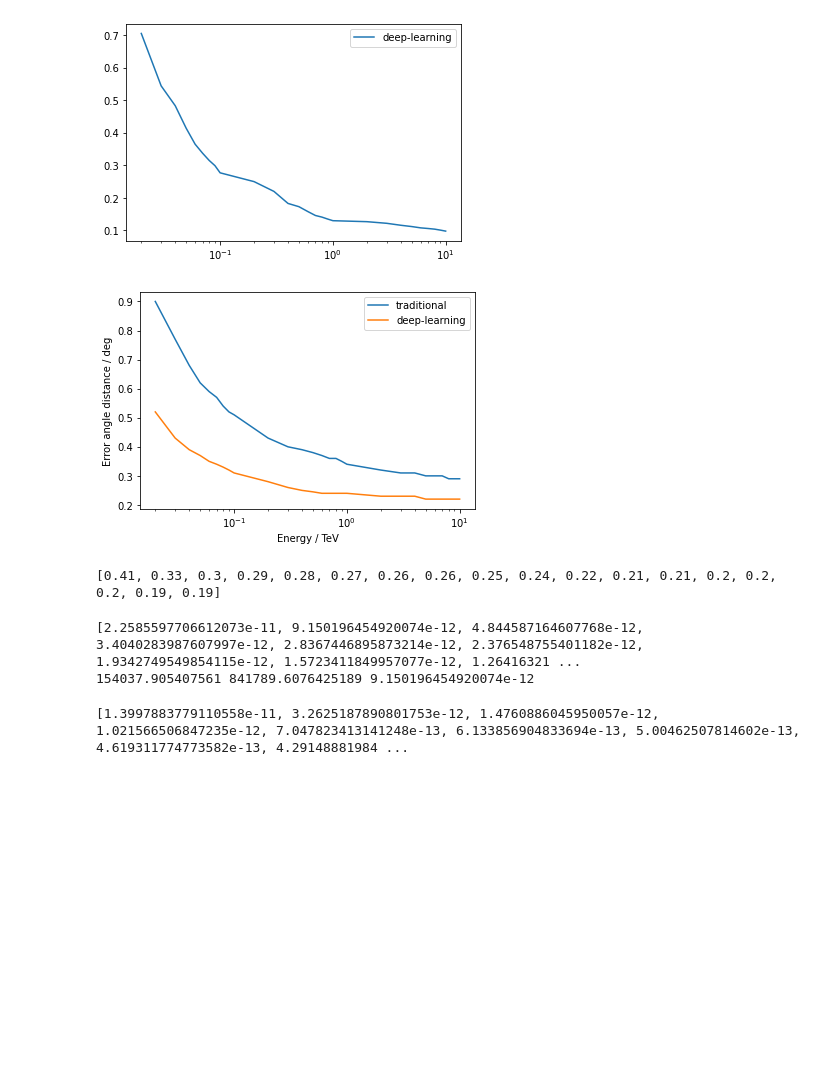
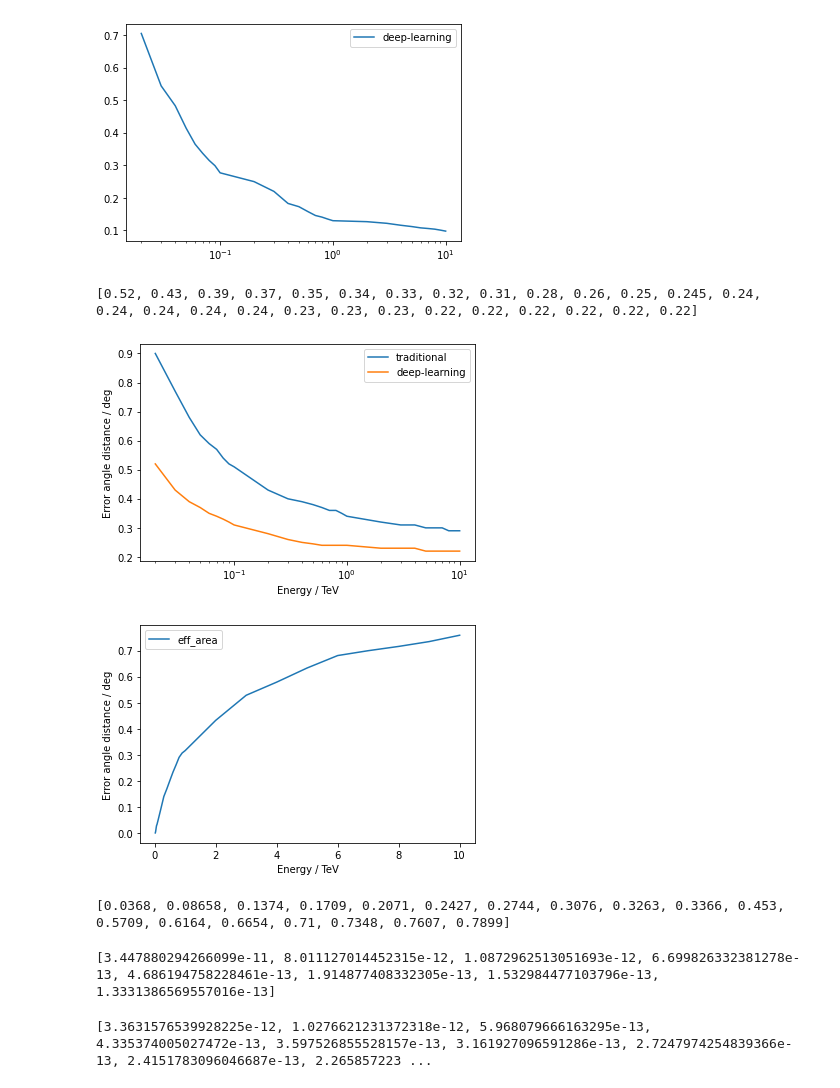
Before and after one commit to caihao/gpLearn, a Jupyter notebook: draw_new.ipynb, the cells around one changed output. Drawn from its saved outputs; the diff is of its cells as text; code cells hidden in the pictures; blank space fills up the shorter version.

```diff
--- a/draw_new.ipynb
+++ b/draw_new.ipynb
@@ -95,6 +98,7 @@ for i in x:
     y_old.append(deg_old[str(i)])
     y_new.append(deg_new[str(i)])
 
+print(y_new)
 plt.plot(x,y_old,label="traditional")
 plt.plot(x,y_new,label="deep-learning")
 plt.xlabel("Energy / TeV")
@@ -105,6 +109,7 @@ plt.legend()
 # plt.savefig("deg.png",dpi=300)
 plt.show()
 # %% [output]
+[0.52, 0.43, 0.39, 0.37, 0.35, 0.34, 0.33, 0.32, 0.31, 0.28, 0.26, 0.25, 0.245, 0.24, 0.24, 0.24, 0.24, 0.24, 0.23, 0.23, 0.23, 0.22, 0.22, 0.22, 0.22, 0.22, 0.22]
 [figure]
 # %%
 # 有效面积
@@ -124,62 +129,90 @@ eff_old_p={
 #     "0.02":0.034,"0.03":0.072,"0.04":0.108,"0.05":0.137,"0.06":0.162,"0.07":0.182,"0.08":0.200,"0.09":0.214,"0.1":0.231,
 #     "0.2":0.271,"0.3":0.301,"0.4":0.327,"0.5":0.350,"0.6":0.370,"0.7":0.387,"0.8":0.392,"0.9":0.406,"1":0.407,
 #     "2":0.454,"3":0.522,"4":0.572,"5":0.621,"6":0.655,"7":0.684,"8":0.712,"9":0.738,"10":0.762
 # }
 # eff_old_p={
 #     "0.02":0.004,"0.03":0.010,"0.04":0.013,"0.05":0.017,"0.06":0.021,"0.07":0.024,"0.08":0.030,"0.09":0.034,"0.1":0.022,
 #     "0.2":0.057,"0.3":0.082,"0.4":0.110,"0.5":0.132,"0.6":0.158,"0.7":0.179,"0.8":0.182,"0.9":0.201,"1":0.209,
 #     "2":0.270,"3":0.332,"4":0.379,"5":0.417,"6":0.450,"7":0.478,"8":0.512,"9":0.536,"10":0.566
 # }
 
 eff_new_g={
     "0.02":0.0015,"0.03":0.0060,"0.04":0.0137,"0.05":0.0220,"0.06":0.0291,"0.07":0.0322,"0.08":0.0355,"0.09":0.0407,"0.1":0.0449,
     "0.2":0.0924,"0.3":0.1410,"0.4":0.1707,"0.5":0.2028,"0.6":0.2343,"0.7":0.2619,"0.8":0.2909,"0.9":0.3075,"1":0.3168,
     "2":0.4325,"3":0.5287,"4":0.5790,"5":0.6333,"6":0.6808,"7":0.6994,"8":0.7158,"9":0.7343,"10":0.7586
 }
 eff_new_p={
     "0.02":0.0012,"0.03":0.0053,"0.04":0.0118,"0.05":0.0188,"0.06":0.0247,"0.07":0.0260,"0.08":0.0274,"0.09":0.0324,"0.1":0.0368,
     "0.2":0.08658,"0.3":0.1374,"0.4":0.1709,"0.5":0.2071,"0.6":0.2427,"0.7":0.2744,"0.8":0.3076,"0.9":0.3263,"1":0.3366,
     "2":0.4530,"3":0.5709,"4":0.6164,"5":0.6654,"6":0.7100,"7":0.7348,"8":0.7607,"9":0.7899,"10":0.8121
 }
 # eff_new_g={
 #     "0.02":0.058,"0.03":0.145,"0.04":0.210,"0.05":0.231,"0.06":0.251,"0.07":0.277,"0.08":0.284,"0.09":0.298,"0.1":0.347,
 #     "0.2":0.394,"0.3":0.413,"0.4":0.442,"0.5":0.461,"0.6":0.478,"0.7":0.482,"0.8":0.491,"0.9":0.499,"1":0.506,
 #     "2":0.547,"3":0.592,"4":0.633,"5":0.693,"6":0.723,"7":0.766,"8":0.796,"9":0.823,"10":0.844
 # }
 # eff_new_p={
 #     "0.02":0.007,"0.03":0.015,"0.04":0.022,"0.05":0.031,"0.06":0.043,"0.07":0.056,"0.08":0.070,"0.09":0.091,"0.1":0.109,
 #     "0.2":0.141,"0.3":0.178,"0.4":0.211,"0.5":0.245,"0.6":0.268,"0.7":0.274,"0.8":0.279,"0.9":0.285,"1":0.291,
 #     "2":0.328,"3":0.356,"4":0.384,"5":0.428,"6":0.472,"7":0.515,"8":0.555,"9":0.587,"10":0.620
 # }
+
+eng_list=list(eff_new_g.keys())
+eff_list=[eff_new_g[i] for i in eng_list]
+eng_list=[float(i) for i in eng_list]
+
+plt.plot(eng_list,eff_list,label="eff_area")
+plt.xlabel("Energy / TeV")
+plt.ylabel("Error angle distance / deg")
+# plt.xscale("log")
+# plt.yscale("log")
+plt.legend()
+# plt.savefig("deg.png",dpi=300)
+plt.show()
+# %% [output]
+[figure, added]
 # %%
 l=[]
 for i in [0.1,0.2,0.3,0.4,0.5,0.6,0.7,0.8,0.9,1,2,3,4,5,6,7,8,9]:
-    l.append(deg_old[str(i)])
+    l.append(eff_old_p[str(i)])
 print(l)
 # %% [output]
-[0.41, 0.33, 0.3, 0.29, 0.28, 0.27, 0.26, 0.26, 0.25, 0.24, 0.22, 0.21, 0.21, 0.2, 0.2, 0.2, 0.19, 0.19]
+[0.0368, 0.08658, 0.1374, 0.1709, 0.2071, 0.2427, 0.2744, 0.3076, 0.3263, 0.3366, 0.453, 0.5709, 0.6164, 0.6654, 0.71, 0.7348, 0.7607, 0.7899]
 # %%
 # old sensitivity
 import math
 
+# DetectG=[]
+# DetectP=[]
+# e=[0.02,0.03,0.04,0.05,0.06,0.07,0.08,0.09,0.1,0.2,0.3,0.4,0.5,0.6,0.7,0.8,0.9,1,2,3,4,5,6,7,8,9,10]
+
+# for i in e:
+#     DetectG.append(2.83/1.62*1e-11*math.pow(i,-1.62)*eff_old_g[str(i)]*800*800*10000*0.68*1.152e6)
+#     # DetectP.append(0.898*1e-5*math.pow(10,-(math.log10(i)+1)/0.7)*eff_old_p[str(i)]*800*800*10000*1.152e6*2*math.pi*(1-math.cos(deg_old[str(i)]*math.pi/180)))
+#     DetectP.append(1.43/1.7*1e-5*math.pow(i,-1.7)*eff_old_p[str(i)]*800*800*10000*1.152e6*2*math.pi*(1-math.cos(deg_old[str(i)]*math.pi/180)))
+
+# Sensitivity_old=[]
+# for i,eng in enumerate(e):
+#     Sigma=DetectG[i]*q_old[str(eng)]/math.sqrt(DetectP[i])
+#     Sensitivity_old.append(2.83/1.62*1e-11*math.pow(eng,-1.62)*(5/Sigma)*eng)
+
+# print(Sensitivity_old)
+
 DetectG=[]
 DetectP=[]
-e=[0.02,0.03,0.04,0.05,0.06,0.07,0.08,0.09,0.1,0.2,0.3,0.4,0.5,0.6,0.7,0.8,0.9,1,2,3,4,5,6,7,8,9,10]
-for i in e:
-    DetectG.append(2.83/1.62*1e-11*math.pow(i,-1.62)*eff_old_g[str(i)]*800*800*10000*0.68*1.152e6)
-    DetectP.append(0.898*1e-5*math.pow(10,-(math.log10(i)+1)/0.7)*eff_old_p[str(i)]*800*800*10000*1.152e6*2*math.pi*(1-math.cos(deg_old[str(i)]*math.pi/180)))
+e_g=[0.02,0.03,0.1,0.2,0.3,1,2,3]
+e_p=[0.06,0.09,0.3,0.6,0.9,3,6,9]
+for i in range(len(e_g)):
+    DetectG.append(2.83/1.62*1e-11*math.pow(e_g[i],-1.62)*eff_old_g[str(e_g[i])]*800*800*10000*0.68*1.152e6)
+    DetectP.append(0.898*1e-5*math.pow(10,-(math.log10(e_p[i])+1)/0.7)*eff_old_p[str(e_p[i])]*800*800*10000*1.152e6*2*math.pi*(1-math.cos(deg_old[str(e_p[i])]*math.pi/180)))
 
-Sensitivity=[]
-for i,eng in enumerate(e):
+Sensitivity_old=[]
+for i,eng in enumerate(e_g):
     Sigma=DetectG[i]*q_old[str(eng)]/math.sqrt(DetectP[i])
-    Sensitivity.append(2.83/1.62*1e-11*math.pow(eng,-1.62)*(5/Sigma)*eng)
-
-print(Sensitivity)
-
-print(DetectG[1],DetectP[1],Sensitivity[1])
+    Sensitivity_old.append(2.83/1.62*1e-11*math.pow(eng,-1.62)*(5/Sigma)*eng)
+print(Sensitivity_old)
 # %% [output]
-[2.2585597706612073e-11, 9.150196454920074e-12, 4.844587164607768e-12, 3.4040283987607997e-12, 2.8367446895873214e-12, 2.376548755401182e-12, 1.9342749549854115e-12, 1.5723411849957077e-12, 1.26416321 ...
-154037.905407561 841789.6076425189 9.150196454920074e-12
+[3.447880294266099e-11, 8.011127014452315e-12, 1.0872962513051693e-12, 6.699826332381278e-13, 4.686194758228461e-13, 1.914877408332305e-13, 1.532984477103796e-13, 1.3331386569557016e-13]
 # %%
 # sensitivity
 import math
@@ -189,7 +222,8 @@ DetectP=[]
 e=[0.02,0.03,0.04,0.05,0.06,0.07,0.08,0.09,0.1,0.2,0.3,0.4,0.5,0.6,0.7,0.8,0.9,1,2,3,4,5,6,7,8,9,10]
 for i in e:
     DetectG.append(2.83/1.62*1e-11*math.pow(i,-1.62)*eff_new_g[str(i)]*800*800*10000*0.68*1.152e6)
-    DetectP.append(0.898*1e-5*math.pow(10,-(math.log10(i)+1)/0.7)*eff_new_p[str(i)]*800*800*10000*1.152e6*2*math.pi*(1-math.cos(deg_new[str(i)]*math.pi/180)))
+    DetectP.append(0.898*1e-5*math.pow(10,-(math.log10(i*3)+1)/0.7)*eff_new_p[str(i)]*800*800*10000*1.152e6*2*math.pi*(1-math.cos(deg_new[str(i)]*math.pi/180)))
+    # DetectP.append(1.43/1.7*1e-5*math.pow(i,-1.7)*eff_new_p[str(i)]*800*800*10000*1.152e6*2*math.pi*(1-math.cos(deg_new[str(i)]*math.pi/180)))
 
 Sensitivity=[]
 for i,eng in enumerate(e):
@@ -197,5 +231,20 @@ for i,eng in enumerate(e):
     Sensitivity.append(2.83/1.62*1e-11*math.pow(eng,-1.62)*(5/Sigma)*eng)
 
 print(Sensitivity)
+
+
+# DetectG=[]
+# DetectP=[]
+# e_g=[0.02,0.03,0.1,0.2,0.3,1,2,3]
+# e_p=[0.06,0.09,0.3,0.6,0.9,3,6,9]
+# for i in range(len(e_g)):
+#     DetectG.append(2.83/1.62*1e-11*math.pow(e_g[i],-1.62)*eff_new_g[str(e_g[i])]*800*800*10000*0.68*1.152e6)
+#     DetectP.append(0.898*1e-5*math.pow(10,-(math.log10(e_p[i])+1)/0.7)*eff_new_p[str(e_p[i])]*800*800*10000*1.152e6*2*math.pi*(1-math.cos(deg_new[str(e_p[i])]*math.pi/180)))
+
+# Sensitivity=[]
+# for i,eng in enumerate(e_g):
+#     Sigma=DetectG[i]*q_new[str(eng)]/math.sqrt(DetectP[i])
+#     Sensitivity.append(2.83/1.62*1e-11*math.pow(eng,-1.62)*(5/Sigma)*eng)
+# print(Sensitivity)
 # %% [output]
-[1.3997883779110558e-11, 3.2625187890801753e-12, 1.4760886045950057e-12, 1.021566506847235e-12, 7.047823413141248e-13, 6.133856904833694e-13, 5.00462507814602e-13, 4.619311774773582e-13, 4.29148881984 ...
+[3.3631576539928225e-12, 1.0276621231372318e-12, 5.968079666163295e-13, 4.335374005027472e-13, 3.597526855528157e-13, 3.161927096591286e-13, 2.7247974254839366e-13, 2.4151783096046687e-13, 2.265857223 ...
```
Also changed, not shown: parts of 2 cells of this notebook, 7 other files.
